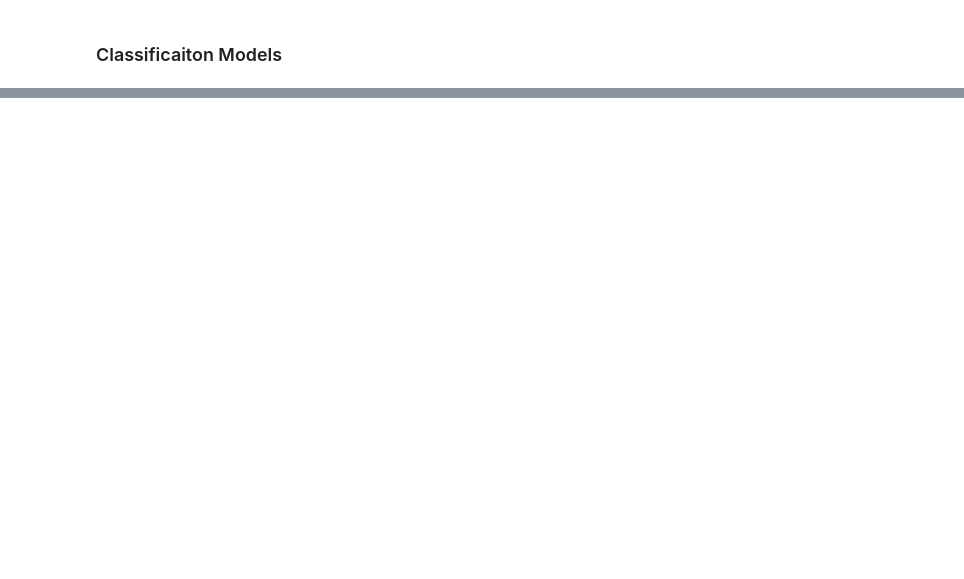
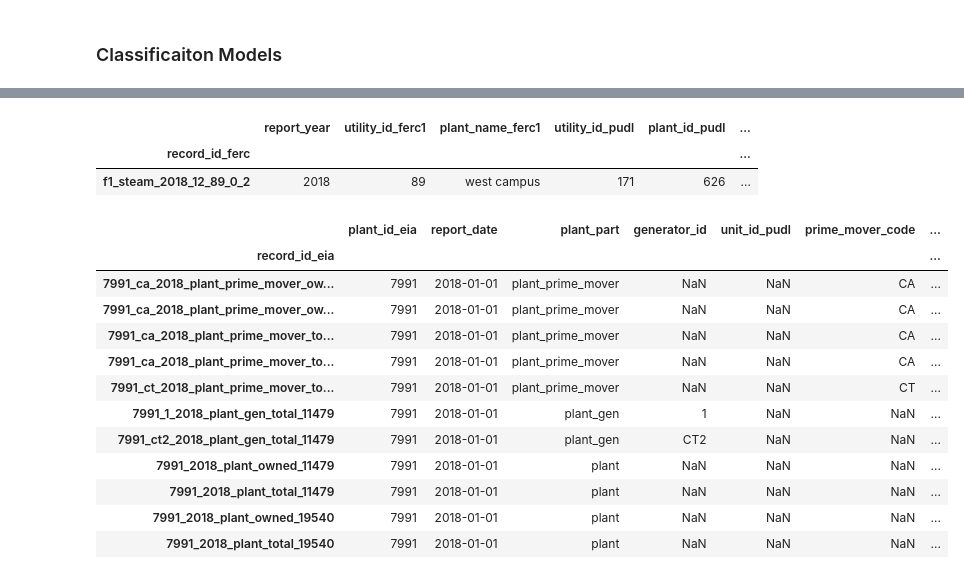
Before and after one commit to catalyst-cooperative/rmi-ferc1-eia, a Jupyter notebook: notebooks/ferc_eia_connections.ipynb, the cells around one changed output, grey strips where cells are left out. Cells and saved outputs as stored; diff of their text form; code cells hidden in the pictures; blank space fills up the shorter version.

```diff
--- a/notebooks/ferc_eia_connections.ipynb
+++ b/notebooks/ferc_eia_connections.ipynb
@@ -246 +270,28 @@ plt.show()
+# %%
+dfA.loc[[f1_id]]
+# %% [output]
+|  | report_year | utility_id_ferc1 | plant_name_ferc1 | utility_id_pudl | plant_id_pudl | ... |
+| record_id_ferc |  |  |  |  |  | ... |
+| f1_steam_2018_12_89_0_2 | 2018 | 89 | west campus | 171 | 626 | ... |
+# %%
+dfB[((dfB['plant_id_eia'] == 7991)
+     #& (dfB['utility_id_eia'] == 343)
+    )
+    #& ((dfB['plant_part'] == 'plant') | (dfB['plant_part'] == 'plant_unit'))
+    #& ((dfB['generator_id'] == '8') | (dfB['generator_id'] == '8C') | (dfB['unit_id_pudl'] == 3) | (dfB['generator_id'] == '8D'))
+   ]
+# %% [output]
+|  | plant_id_eia | report_date | plant_part | generator_id | unit_id_pudl | prime_mover_code | ... |
+| record_id_eia |  |  |  |  |  |  | ... |
+| 7991_ca_2018_plant_prime_mover_ow... | 7991 | 2018-01-01 | plant_prime_mover | NaN | NaN | CA | ... |
+| 7991_ca_2018_plant_prime_mover_ow... | 7991 | 2018-01-01 | plant_prime_mover | NaN | NaN | CA | ... |
+| 7991_ca_2018_plant_prime_mover_to... | 7991 | 2018-01-01 | plant_prime_mover | NaN | NaN | CA | ... |
+| 7991_ca_2018_plant_prime_mover_to... | 7991 | 2018-01-01 | plant_prime_mover | NaN | NaN | CA | ... |
+| 7991_ct_2018_plant_prime_mover_to... | 7991 | 2018-01-01 | plant_prime_mover | NaN | NaN | CT | ... |
+| 7991_1_2018_plant_gen_total_11479 | 7991 | 2018-01-01 | plant_gen | 1 | NaN | NaN | ... |
+| 7991_ct2_2018_plant_gen_total_11479 | 7991 | 2018-01-01 | plant_gen | CT2 | NaN | NaN | ... |
+| 7991_2018_plant_owned_11479 | 7991 | 2018-01-01 | plant | NaN | NaN | NaN | ... |
+| 7991_2018_plant_total_11479 | 7991 | 2018-01-01 | plant | NaN | NaN | NaN | ... |
+| 7991_2018_plant_owned_19540 | 7991 | 2018-01-01 | plant | NaN | NaN | NaN | ... |
+| 7991_2018_plant_total_19540 | 7991 | 2018-01-01 | plant | NaN | NaN | NaN | ... |
 # %%
```
Also changed, not shown: parts of 25 cells of this notebook, 2 other files.
